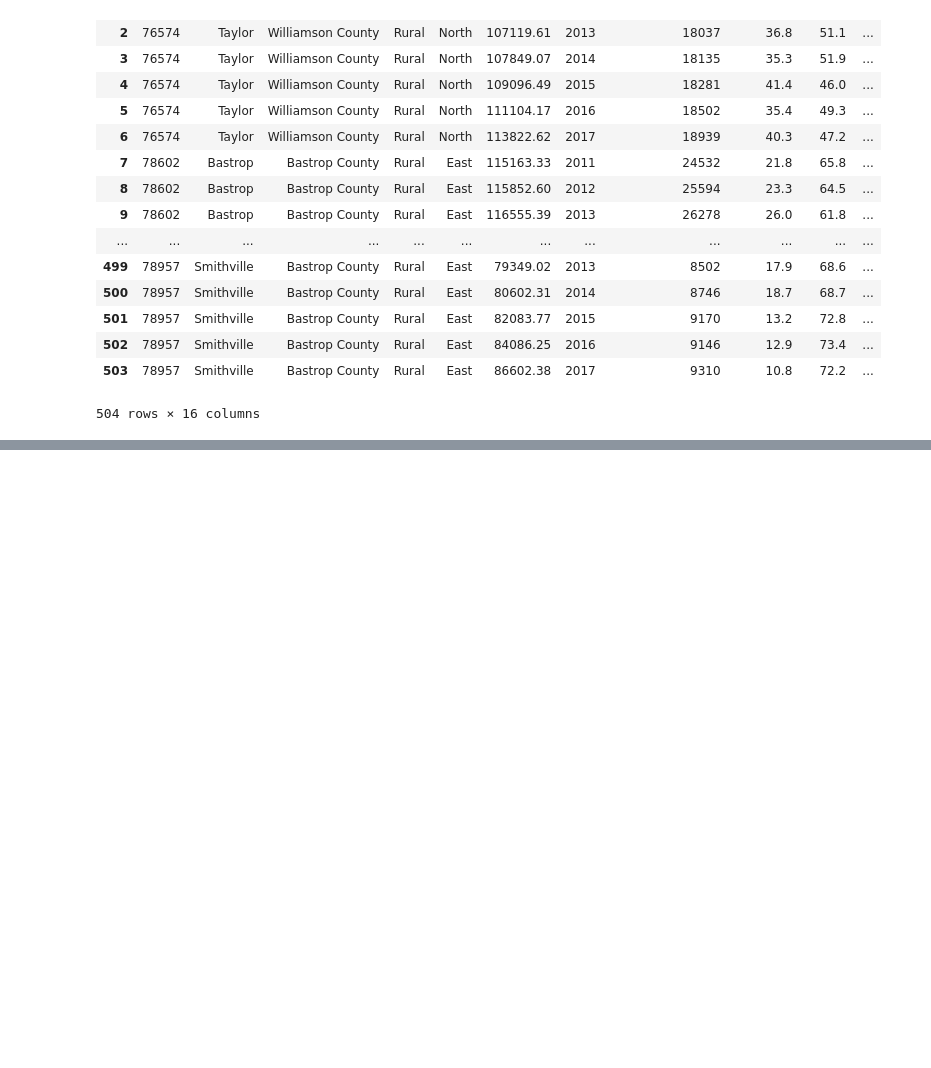
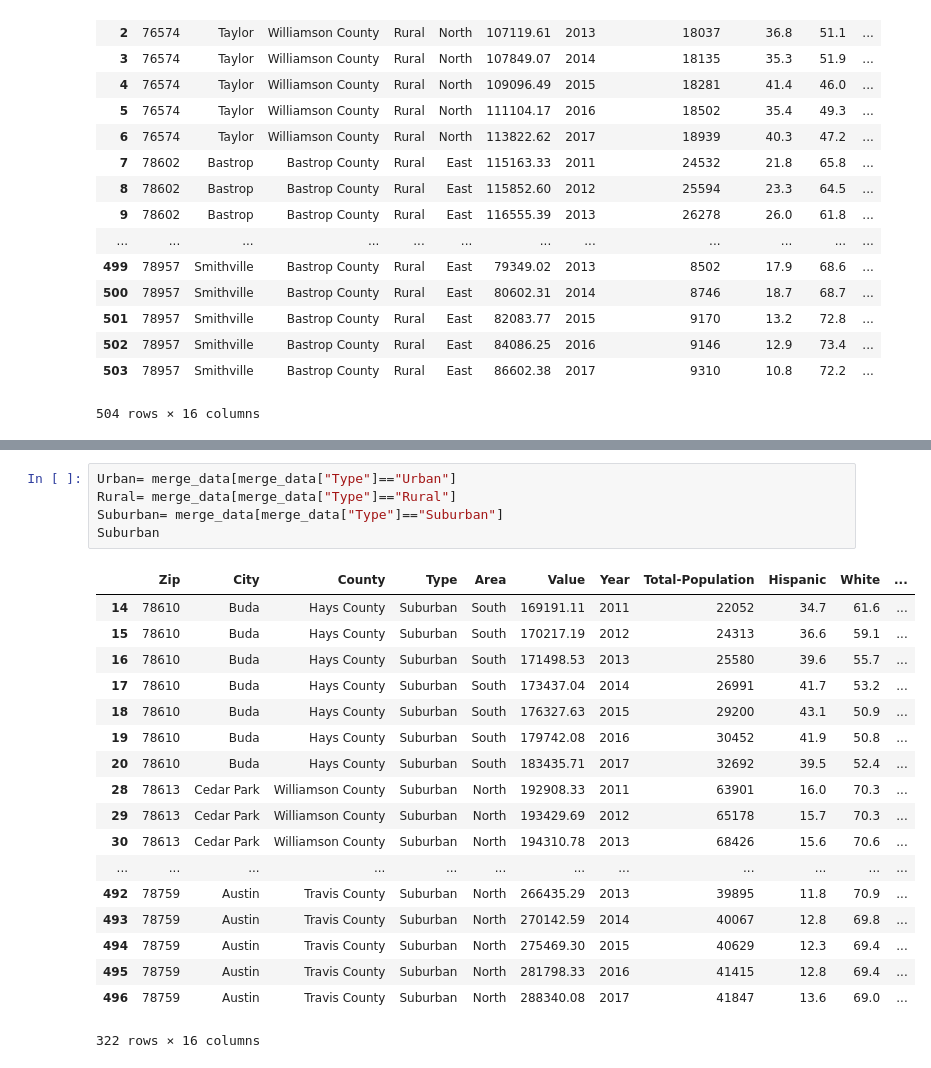
Before and after one commit to erictonian/Project1-BigHero6, a Jupyter notebook: ScatterPlot_Godwin.ipynb, the cells around one changed output, grey strips where cells are left out. Cells and saved outputs as stored; diff of their text form; blank space fills up the shorter version.

```diff
--- a/Starter_Notebook.ipynb
+++ b/ScatterPlot_Godwin.ipynb
@@ -88,3 +91,27 @@ merge_data
 | 502 | 78957 | Smithville | Bastrop County | Rural | East | 84086.25 | 2016 | 9146 | 12.9 | 73.4 | ... |
 | 503 | 78957 | Smithville | Bastrop County | Rural | East | 86602.38 | 2017 | 9310 | 10.8 | 72.2 | ... |
 504 rows × 16 columns
+# %%
+Urban= merge_data[merge_data["Type"]=="Urban"]
+Rural= merge_data[merge_data["Type"]=="Rural"]
+Suburban= merge_data[merge_data["Type"]=="Suburban"]
+Suburban
+# %% [output]
+|  | Zip | City | County | Type | Area | Value | Year | Total-Population | Hispanic | White | ... |
+| 14 | 78610 | Buda | Hays County | Suburban | South | 169191.11 | 2011 | 22052 | 34.7 | 61.6 | ... |
+| 15 | 78610 | Buda | Hays County | Suburban | South | 170217.19 | 2012 | 24313 | 36.6 | 59.1 | ... |
+| 16 | 78610 | Buda | Hays County | Suburban | South | 171498.53 | 2013 | 25580 | 39.6 | 55.7 | ... |
+| 17 | 78610 | Buda | Hays County | Suburban | South | 173437.04 | 2014 | 26991 | 41.7 | 53.2 | ... |
+| 18 | 78610 | Buda | Hays County | Suburban | South | 176327.63 | 2015 | 29200 | 43.1 | 50.9 | ... |
+| 19 | 78610 | Buda | Hays County | Suburban | South | 179742.08 | 2016 | 30452 | 41.9 | 50.8 | ... |
+| 20 | 78610 | Buda | Hays County | Suburban | South | 183435.71 | 2017 | 32692 | 39.5 | 52.4 | ... |
+| 28 | 78613 | Cedar Park | Williamson County | Suburban | North | 192908.33 | 2011 | 63901 | 16.0 | 70.3 | ... |
+| 29 | 78613 | Cedar Park | Williamson County | Suburban | North | 193429.69 | 2012 | 65178 | 15.7 | 70.3 | ... |
+| 30 | 78613 | Cedar Park | Williamson County | Suburban | North | 194310.78 | 2013 | 68426 | 15.6 | 70.6 | ... |
+| ... | ... | ... | ... | ... | ... | ... | ... | ... | ... | ... | ... |
+| 492 | 78759 | Austin | Travis County | Suburban | North | 266435.29 | 2013 | 39895 | 11.8 | 70.9 | ... |
+| 493 | 78759 | Austin | Travis County | Suburban | North | 270142.59 | 2014 | 40067 | 12.8 | 69.8 | ... |
+| 494 | 78759 | Austin | Travis County | Suburban | North | 275469.30 | 2015 | 40629 | 12.3 | 69.4 | ... |
+| 495 | 78759 | Austin | Travis County | Suburban | North | 281798.33 | 2016 | 41415 | 12.8 | 69.4 | ... |
+| 496 | 78759 | Austin | Travis County | Suburban | North | 288340.08 | 2017 | 41847 | 13.6 | 69.0 | ... |
+322 rows × 16 columns
```
Also changed, not shown: parts of 7 cells of this notebook, 14 other files.
